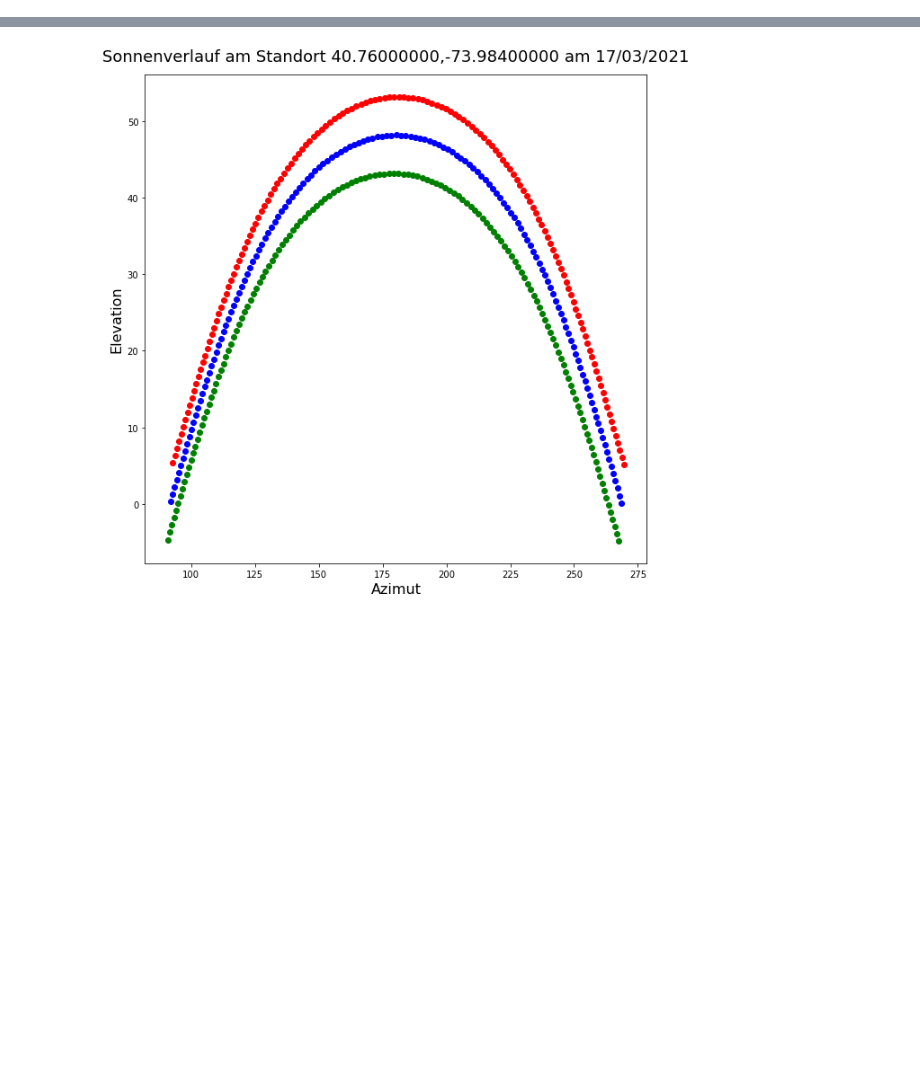
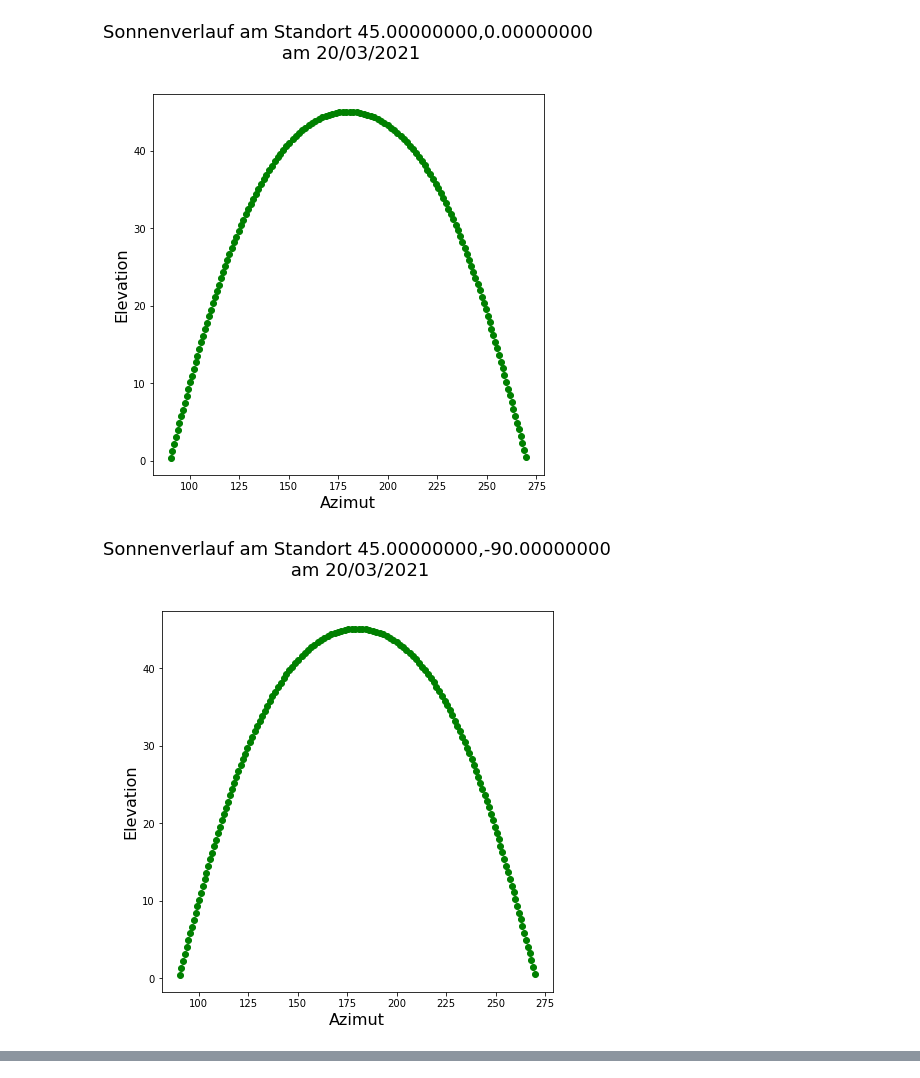
Before and after one commit to JugendForscht-CoLoS/Simulations, a Jupyter notebook: Visualization/Sonnenverlauf.ipynb, the cells around one changed output, grey strips where cells are left out. Drawn from its saved outputs; the diff is of its cells as text; code cells hidden in the pictures; blank space fills up the shorter version.

```diff
--- a/Visualization/Sonnenverlauf.ipynb
+++ b/Visualization/Sonnenverlauf.ipynb
@@ -1,19 +29,41 @@
 # %%
-import numpy as np
-import matplotlib.pyplot as plt
 
-with open('../SimulationPrograms/datafiles/data0.sundata', 'r', encoding='utf-8') as file:
-    lines = file.read().splitlines()
+for file in files:
 
-location = lines[0]
-date = lines[1]
-time = lines[2].split(':')
-time = time[0]*60+ time[1]
+    with open(file, 'r', encoding='utf-8') as lines:
+        lines = lines.readlines()
 
-elevation = np.array([])
-azimut = np.array([])
+    location = lines[0]
+    date = lines[1]
+    time = lines[2].split(':')
+    time = time[0]*60+ time[1]
 
-for i in range(3, len(lines)):
-    sun_pos = lines[i].split(';')
-    azimut = np.append(azimut, float(sun_pos[0]))
-    elevation = np.append(elevation, float(sun_pos[1]))
+    elevation = np.array([])
+    azimut = np.array([])
+
+    for i in range(3, len(lines)):
+        sun_pos = lines[i].split(';')
+        azimut = np.append(azimut, float(sun_pos[0]))
+        elevation = np.append(elevation, float(sun_pos[1]))
+
+    fig = plt.figure(figsize=(7,7))
+    plt.title(("Sonnenverlauf am Standort " + location + " am " + date), fontsize=18, pad=15)
+    plt.xlabel('Azimut', fontsize=16)
+    plt.ylabel('Elevation', fontsize=16)
+
+    length = len(lines)-3
+
+    #Genauigkeit der Messung
+    difference = [np.full(length, 1), np.full(length, 5)]
+
+    #Abweichung berechnen
+    #az1 = np.subtract(azimut, difference[0])
+    #az2 = np.add(azimut, difference[0])
+    #el1 = np.subtract(elevation, difference[1])
+    #el2 = np.add(elevation, difference[1])'
+
+    plt.plot(azimut, elevation, 'go') #, az1, el1, 'go', az2, el2, 'ro')
+    plt.show()
+# %% [output]
+[figure, added]
+[figure, added]
@@ -20,22 +79,0 @@ for i in range(3, len(lines)):
-# %%
-
-fig = plt.figure(figsize=(10,10))
-plt.title(("Sonnenverlauf am Standort " + location + " am " + date), fontsize=18, pad=15)
-plt.xlabel('Azimut', fontsize=16)
-plt.ylabel('Elevation', fontsize=16)
-
-length = len(lines)-3
-
-#Genauigkeit der Messung
-difference = [np.full(length, 1), np.full(length, 5)]
-
-#Abweichung berechnen
-az1 = np.subtract(azimut, difference[0])
-az2 = np.add(azimut, difference[0])
-el1 = np.subtract(elevation, difference[1])
-el2 = np.add(elevation, difference[1])
-
-plt.plot(azimut, elevation, 'bo', az1, el1, 'go', az2, el2, 'ro')
-plt.show()
-# %% [output]
-[figure, removed]
```
Also changed, not shown: parts of 2 cells of this notebook.
